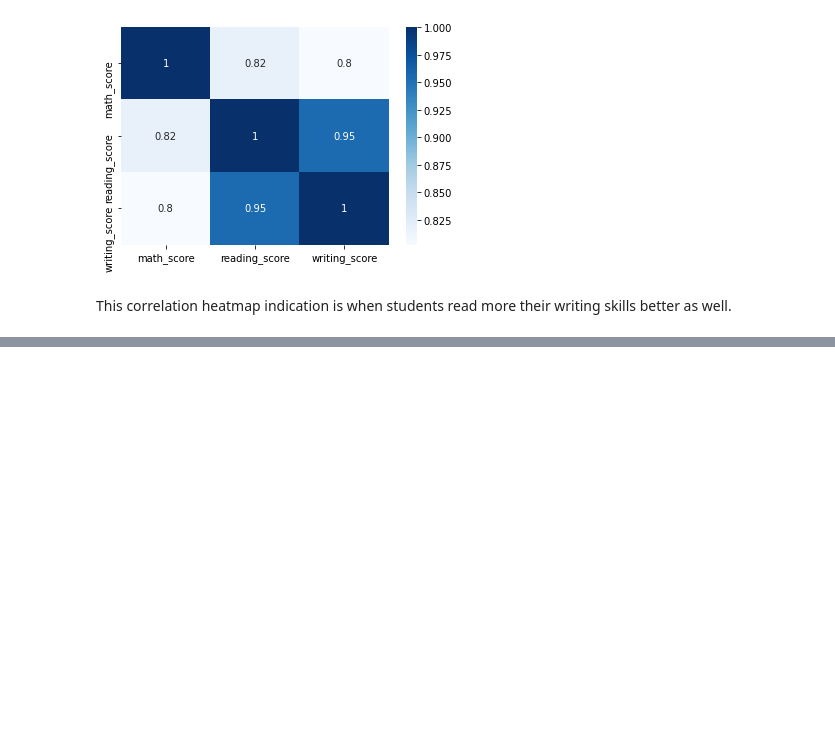
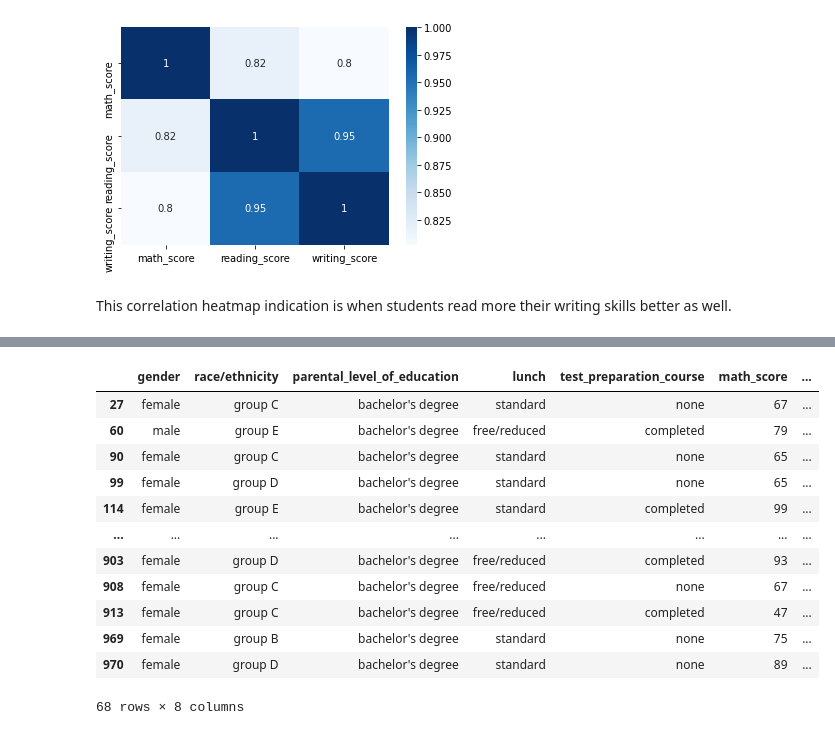
Before and after one commit to stark276/DS-1-1, a Jupyter notebook: StudentsPerformance.ipynb, the cells around one changed output, grey strips where cells are left out. Saved outputs shown, nothing was run; the diff lists cells and outputs as text; code cells hidden in the pictures; blank space fills up the shorter version.

```diff
--- a/StudentsPerformance.ipynb
+++ b/StudentsPerformance.ipynb
@@ -241,0 +256,21 @@ This correlation heatmap indication is when students read more their writing ski
+# %%
+bachelor_degree = df[(df['parental_level_of_education'] == "bachelor's degree") & (df['math_score'])]
+some_college = df[(df['parental_level_of_education'] == "some college") & (df['math_score'])]
+master_degree = df[(df['parental_level_of_education'] == "master's degree") & (df['math_score'])]
+associate_degree = df[(df['parental_level_of_education'] == "associate's degree") & (df['math_score'])]
+high_school = df[(df['parental_level_of_education'] == "high school") & (df['math_score'])]
+bachelor_degree
+# %% [output]
+|  | gender | race/ethnicity | parental_level_of_education | lunch | test_preparation_course | math_score | ... |
+| 27 | female | group C | bachelor's degree | standard | none | 67 | ... |
+| 60 | male | group E | bachelor's degree | free/reduced | completed | 79 | ... |
+| 90 | female | group C | bachelor's degree | standard | none | 65 | ... |
+| 99 | female | group D | bachelor's degree | standard | none | 65 | ... |
+| 114 | female | group E | bachelor's degree | standard | completed | 99 | ... |
+| ... | ... | ... | ... | ... | ... | ... | ... |
+| 903 | female | group D | bachelor's degree | free/reduced | completed | 93 | ... |
+| 908 | female | group C | bachelor's degree | free/reduced | none | 67 | ... |
+| 913 | female | group C | bachelor's degree | free/reduced | completed | 47 | ... |
+| 969 | female | group B | bachelor's degree | standard | none | 75 | ... |
+| 970 | female | group D | bachelor's degree | standard | none | 89 | ... |
+68 rows × 8 columns
```
Also changed, not shown: parts of 2 cells of this notebook.
